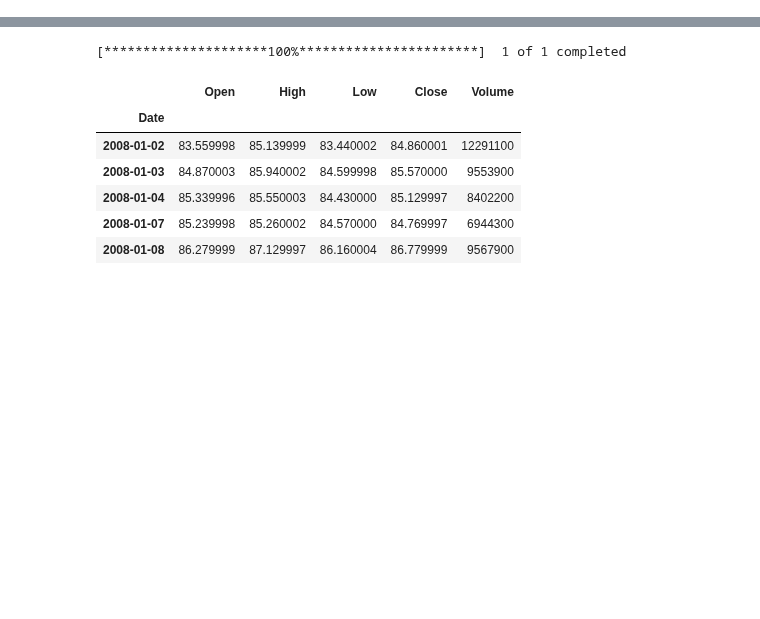
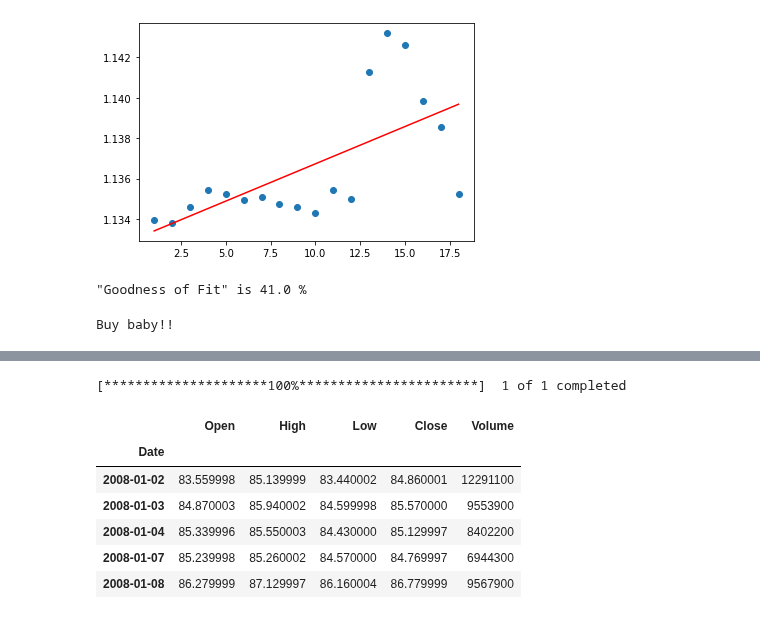
Before and after one commit to Forexience/Forexience, a Jupyter notebook: regression-modeling.ipynb, the cells around one changed output, grey strips where cells are left out. Saved outputs shown, nothing was run; the diff lists cells and outputs as text; code cells hidden in the pictures; blank space fills up the shorter version.

```diff
--- a/regression-modeling.ipynb
+++ b/regression-modeling.ipynb
@@ -33,3 +51,21 @@ data.head(30)
+# %%
+plt.scatter(x, y)
+plt.plot(x, y_pred, color='red')
+plt.show()
+# %% [output]
+[figure, added]
+# %%
+print('"Goodness of Fit" is', r2_score(y, y_pred).round(2)*100, '%')
+# %% [output]
+"Goodness of Fit" is 41.0 %
+# %%
+coeficient = (linear_regressor.coef_)
+if coeficient > 0:
+    print('Buy baby!!')
+else:
+    print('Sell baby!!')
+# %% [output]
+Buy baby!!
 # %%
 def viz(data):
     fig = go.Figure(data=[go.Candlestick(x=data['UTC_Time'],
```
Also changed, not shown: parts of 17 cells of this notebook.
